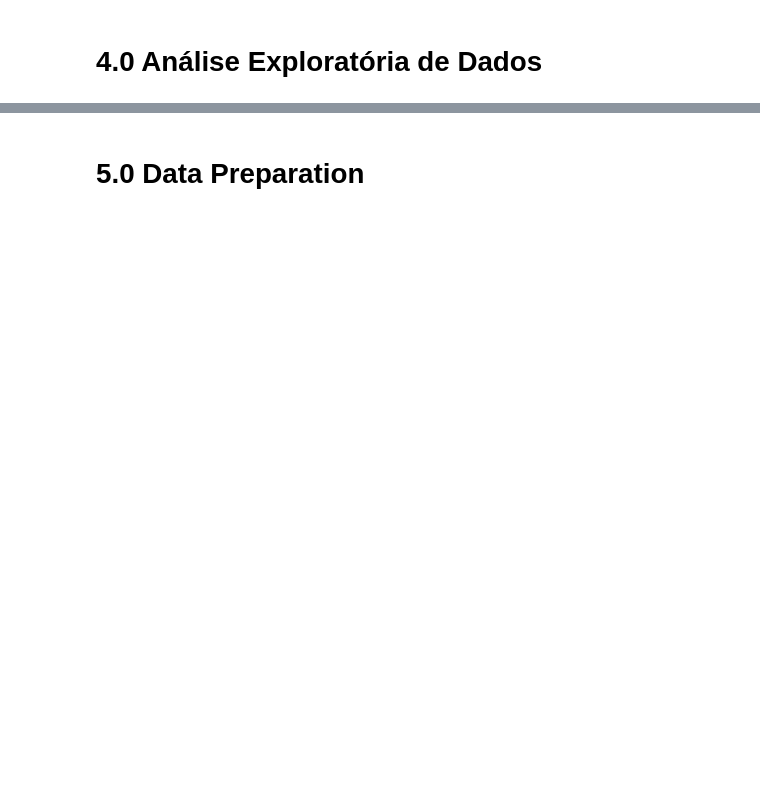
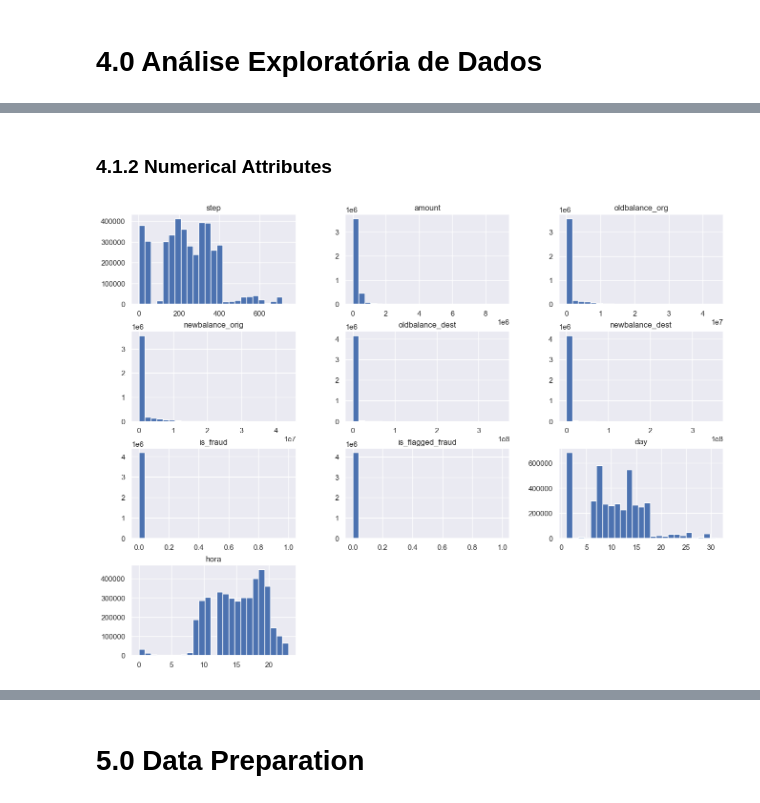
Before and after one commit to IanAndMendesDS/ds_fraud, a Jupyter notebook: notebooks/c1_ds_fraud.ipynb, the cells around one changed output, grey strips where cells are left out. Drawn from its saved outputs; the diff is of its cells as text; code cells hidden in the pictures; blank space fills up the shorter version.

```diff
--- a/notebooks/c1_ds_fraud.ipynb
+++ b/notebooks/c1_ds_fraud.ipynb
@@ -279,2 +214,4 @@ KeyboardInterrupt
 # %% [markdown]
 # 3.0 Filtragem de Variáveis
+# %%
+df3 = df2.copy()
@@ -280,0 +241,2 @@ KeyboardInterrupt
+# %%
+df3_filtered = df3[(~df3['name_dest'].str.contains(r'^M', na=False)) & (df3['amount'] <= 8999999) ]
@@ -281,2 +247,5 @@ KeyboardInterrupt
+# %%
+num_attributes = df3_filtered.select_dtypes( include=['int64', 'float64'])
+cat_attributes = df3_filtered.select_dtypes( exclude=['int64', 'float64', 'datetime64[ns]'])
 # %% [markdown]
 # 4.0 Análise Exploratória de Dados
@@ -282,0 +315,6 @@ KeyboardInterrupt
+# %% [markdown]
+### 4.1.2 Numerical Attributes
+# %%
+num_attributes.hist(bins= 25, figsize=(16,12));
+# %% [output]
+[figure, added]
```
Also changed, not shown: parts of 75 cells of this notebook.
